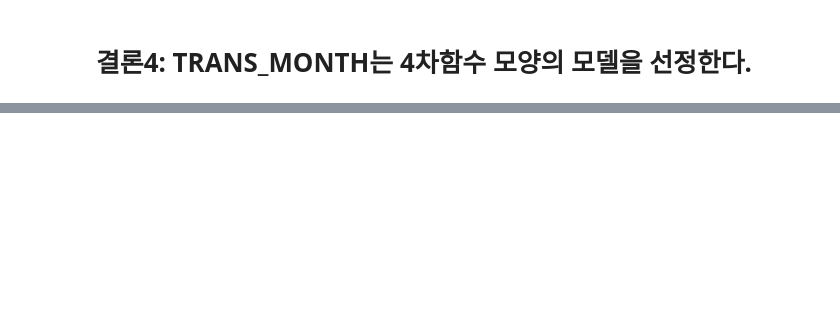
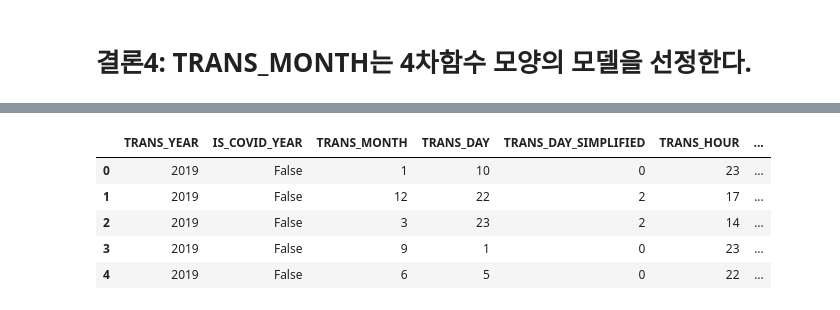
Before and after one commit to skmanzg/FraudDectectionProject2023, a Jupyter notebook: data_analysis.ipynb, the cells around one changed output, grey strips where cells are left out. Cells and saved outputs as stored; diff of their text form; code cells hidden in the pictures; blank space fills up the shorter version.

```diff
--- a/data_analysis.ipynb
+++ b/data_analysis.ipynb
@@ -425,0 +471,11 @@ STATE
+# %%
+df_train = df_train.reindex(list(range(df_train.shape[0])))
+
+df_train.head()
+# %% [output]
+|  | TRANS_YEAR | IS_COVID_YEAR | TRANS_MONTH | TRANS_DAY | TRANS_DAY_SIMPLIFIED | TRANS_HOUR | ... |
+| 0 | 2019 | False | 1 | 10 | 0 | 23 | ... |
+| 1 | 2019 | False | 12 | 22 | 2 | 17 | ... |
+| 2 | 2019 | False | 3 | 23 | 2 | 14 | ... |
+| 3 | 2019 | False | 9 | 1 | 0 | 23 | ... |
+| 4 | 2019 | False | 6 | 5 | 0 | 22 | ... |
```
Also changed, not shown: parts of 23 cells of this notebook, 1 other file.
